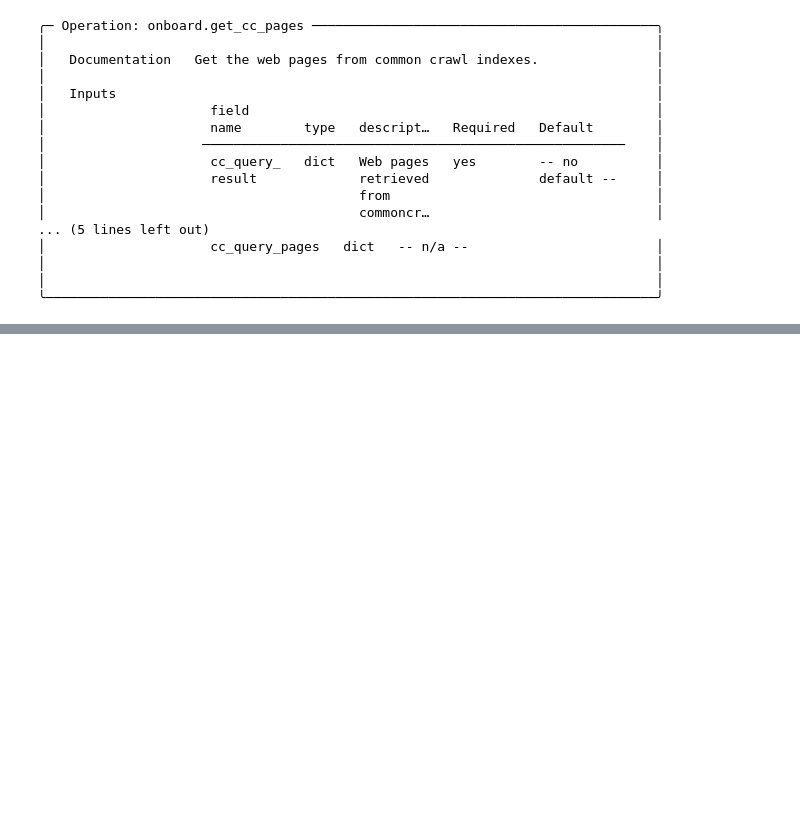
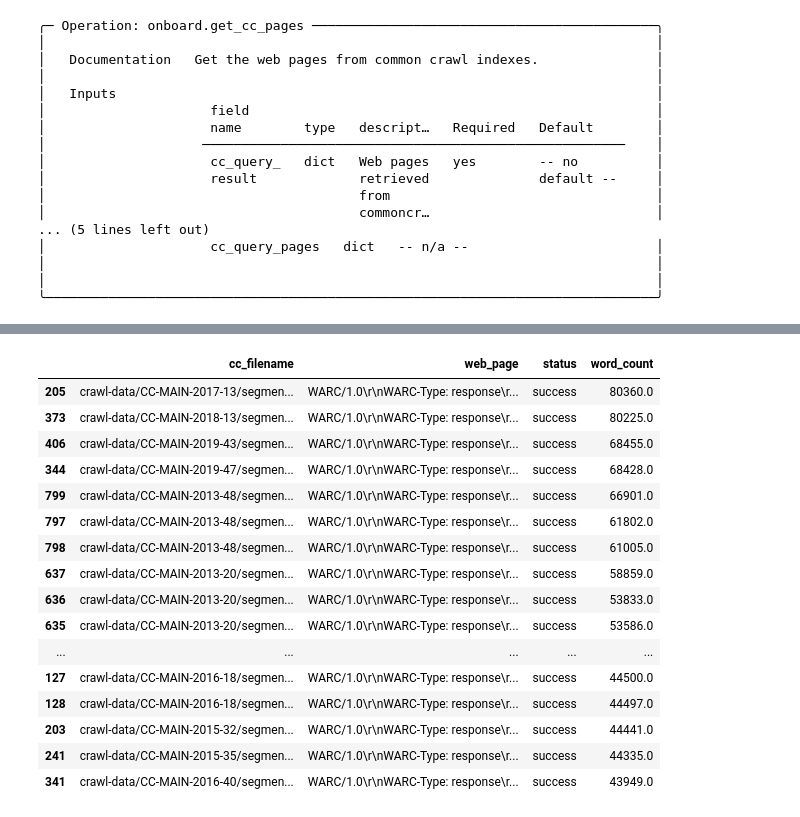
Before and after one commit to MariellaCC/kiara_plugin.onboarding, a Jupyter notebook: docs/test_notebook.ipynb, the cells around one changed output, grey strips where cells are left out. Saved outputs shown, nothing was run; the diff lists cells and outputs as text; code cells hidden in the pictures; blank space fills up the shorter version.

Commit message:
doc: add temporary table preview

```diff
--- a/docs/test_notebook.ipynb
+++ b/docs/test_notebook.ipynb
@@ -194,0 +179,2 @@ query_pages
+# %%
+status = query_pages['cc_query_pages'].data.dict_data['status']
@@ -194,0 +186,26 @@ query_pages
+# %%
+df = pd.DataFrame({'cc_filename': cc_filename, 'web_page': web_page, 'status': status})
+# %%
+df['word_count'] = df['web_page'].str.len()
+# %%
+res_preview = df[df['status'] == 'success'].sort_values(by=['word_count'], ascending=False).copy()
+# %%
+res_preview.head(30)
+# %% [output]
+|  | cc_filename | web_page | status | word_count |
+| 205 | crawl-data/CC-MAIN-2017-13/segmen... | WARC/1.0\r\nWARC-Type: response\r... | success | 80360.0 |
+| 373 | crawl-data/CC-MAIN-2018-13/segmen... | WARC/1.0\r\nWARC-Type: response\r... | success | 80225.0 |
+| 406 | crawl-data/CC-MAIN-2019-43/segmen... | WARC/1.0\r\nWARC-Type: response\r... | success | 68455.0 |
+| 344 | crawl-data/CC-MAIN-2019-47/segmen... | WARC/1.0\r\nWARC-Type: response\r... | success | 68428.0 |
+| 799 | crawl-data/CC-MAIN-2013-48/segmen... | WARC/1.0\r\nWARC-Type: response\r... | success | 66901.0 |
+| 797 | crawl-data/CC-MAIN-2013-48/segmen... | WARC/1.0\r\nWARC-Type: response\r... | success | 61802.0 |
+| 798 | crawl-data/CC-MAIN-2013-48/segmen... | WARC/1.0\r\nWARC-Type: response\r... | success | 61005.0 |
+| 637 | crawl-data/CC-MAIN-2013-20/segmen... | WARC/1.0\r\nWARC-Type: response\r... | success | 58859.0 |
+| 636 | crawl-data/CC-MAIN-2013-20/segmen... | WARC/1.0\r\nWARC-Type: response\r... | success | 53833.0 |
+| 635 | crawl-data/CC-MAIN-2013-20/segmen... | WARC/1.0\r\nWARC-Type: response\r... | success | 53586.0 |
+| ... | ... | ... | ... | ... |
+| 127 | crawl-data/CC-MAIN-2016-18/segmen... | WARC/1.0\r\nWARC-Type: response\r... | success | 44500.0 |
+| 128 | crawl-data/CC-MAIN-2016-18/segmen... | WARC/1.0\r\nWARC-Type: response\r... | success | 44497.0 |
+| 203 | crawl-data/CC-MAIN-2015-32/segmen... | WARC/1.0\r\nWARC-Type: response\r... | success | 44441.0 |
+| 241 | crawl-data/CC-MAIN-2015-35/segmen... | WARC/1.0\r\nWARC-Type: response\r... | success | 44335.0 |
+| 341 | crawl-data/CC-MAIN-2016-40/segmen... | WARC/1.0\r\nWARC-Type: response\r... | success | 43949.0 |
```
Also changed, not shown: parts of 10 cells of this notebook.
